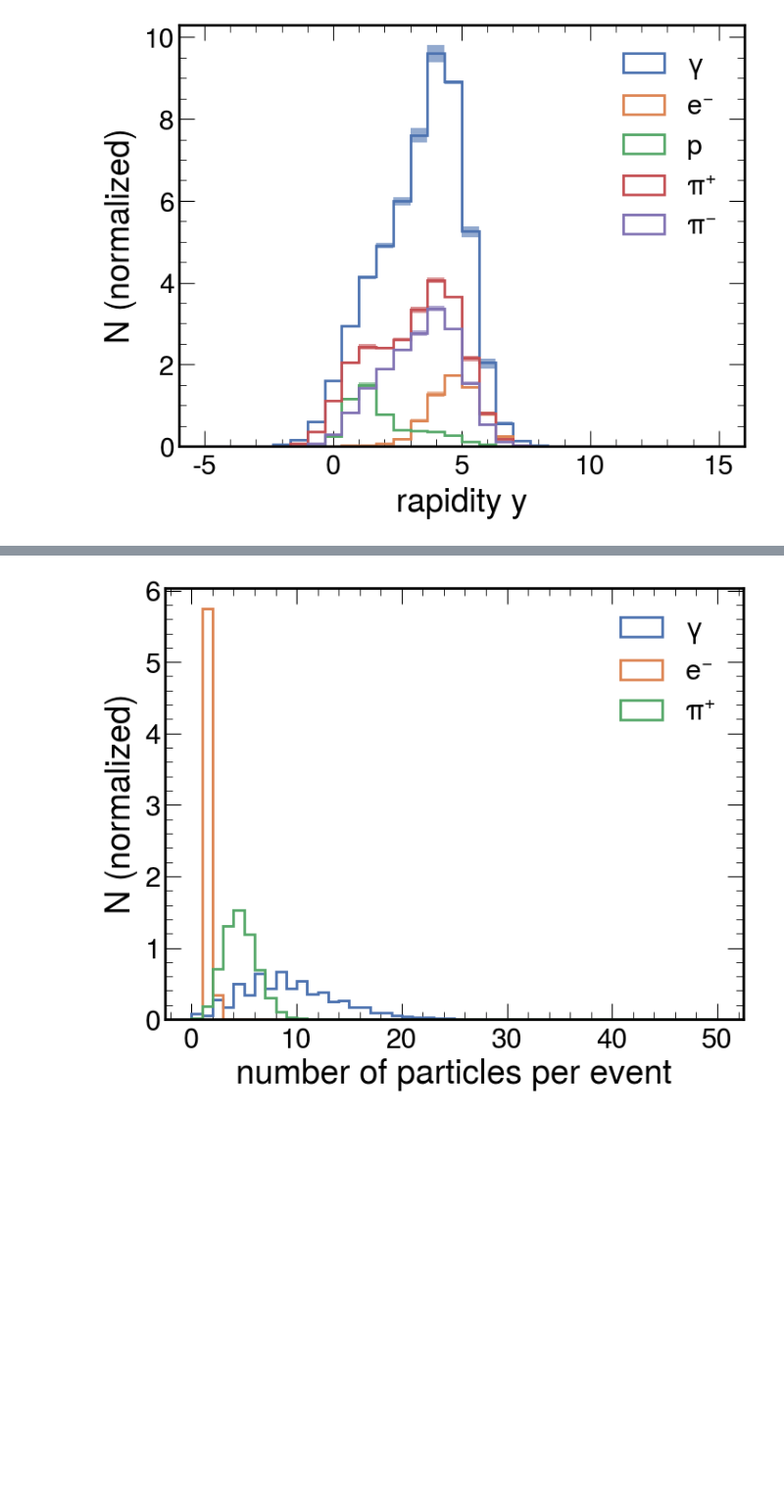
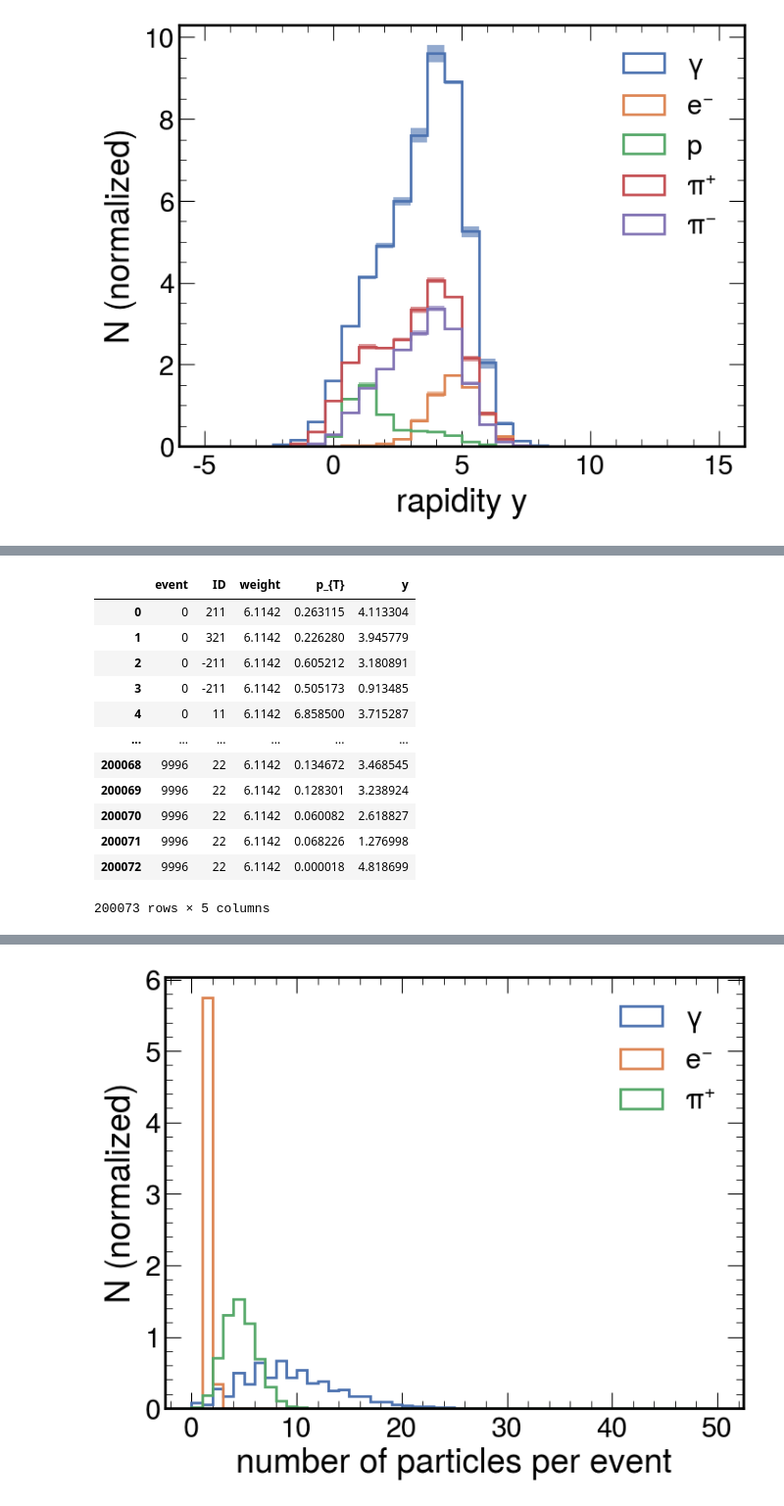
Before and after one commit to camilapramos/nuDIS, a Jupyter notebook: notebooks/plots.ipynb, the cells around one changed output, grey strips where cells are left out. Shown at 98% size. Cells and saved outputs as stored; diff of their text form; code cells hidden in the pictures; blank space fills up the shorter version.

```diff
--- a/notebooks/plots.ipynb
+++ b/notebooks/plots.ipynb
@@ -216,0 +253,16 @@ Total number of generated events: 9997
+# %%
+events_record_df
+# %% [output]
+|  | event | ID | weight | p_{T} | y |
+| 0 | 0 | 211 | 6.1142 | 0.263115 | 4.113304 |
+| 1 | 0 | 321 | 6.1142 | 0.226280 | 3.945779 |
+| 2 | 0 | -211 | 6.1142 | 0.605212 | 3.180891 |
+| 3 | 0 | -211 | 6.1142 | 0.505173 | 0.913485 |
+| 4 | 0 | 11 | 6.1142 | 6.858500 | 3.715287 |
+| ... | ... | ... | ... | ... | ... |
+| 200068 | 9996 | 22 | 6.1142 | 0.134672 | 3.468545 |
+| 200069 | 9996 | 22 | 6.1142 | 0.128301 | 3.238924 |
+| 200070 | 9996 | 22 | 6.1142 | 0.060082 | 2.618827 |
+| 200071 | 9996 | 22 | 6.1142 | 0.068226 | 1.276998 |
+| 200072 | 9996 | 22 | 6.1142 | 0.000018 | 4.818699 |
+200073 rows × 5 columns
```
Also changed, not shown: parts of 9 cells of this notebook, 3 other files.
